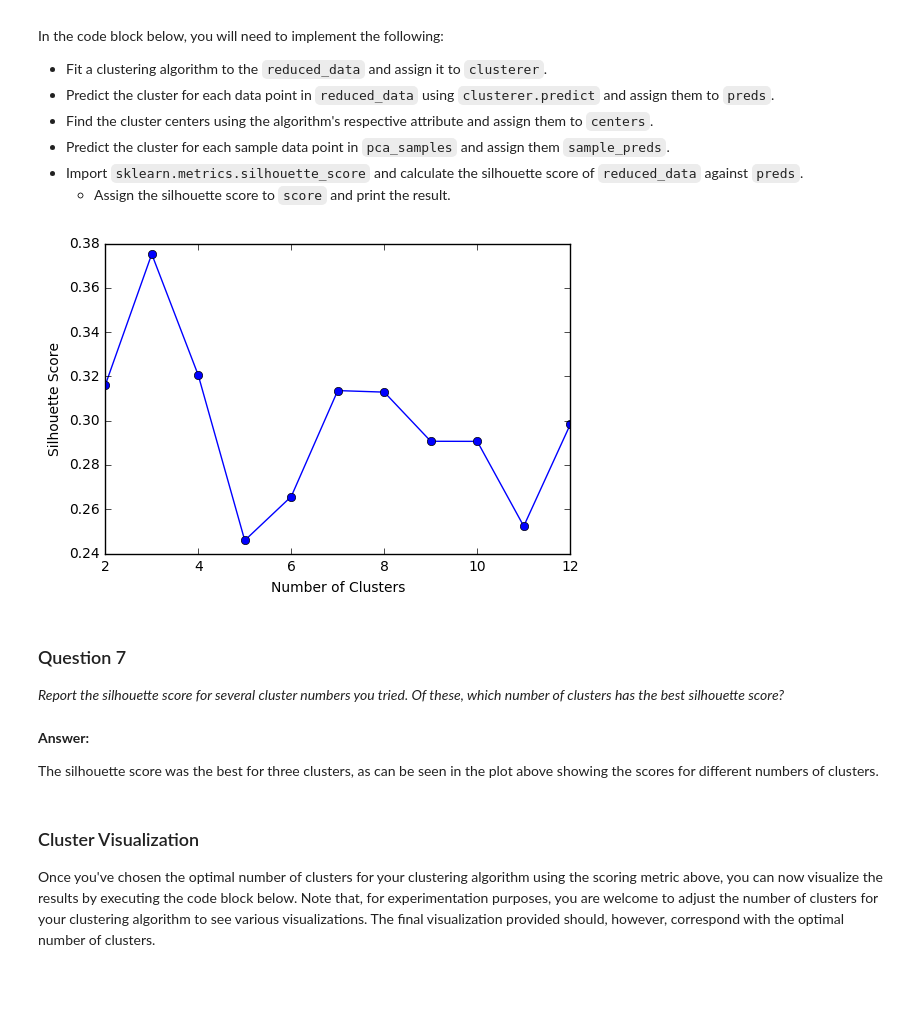
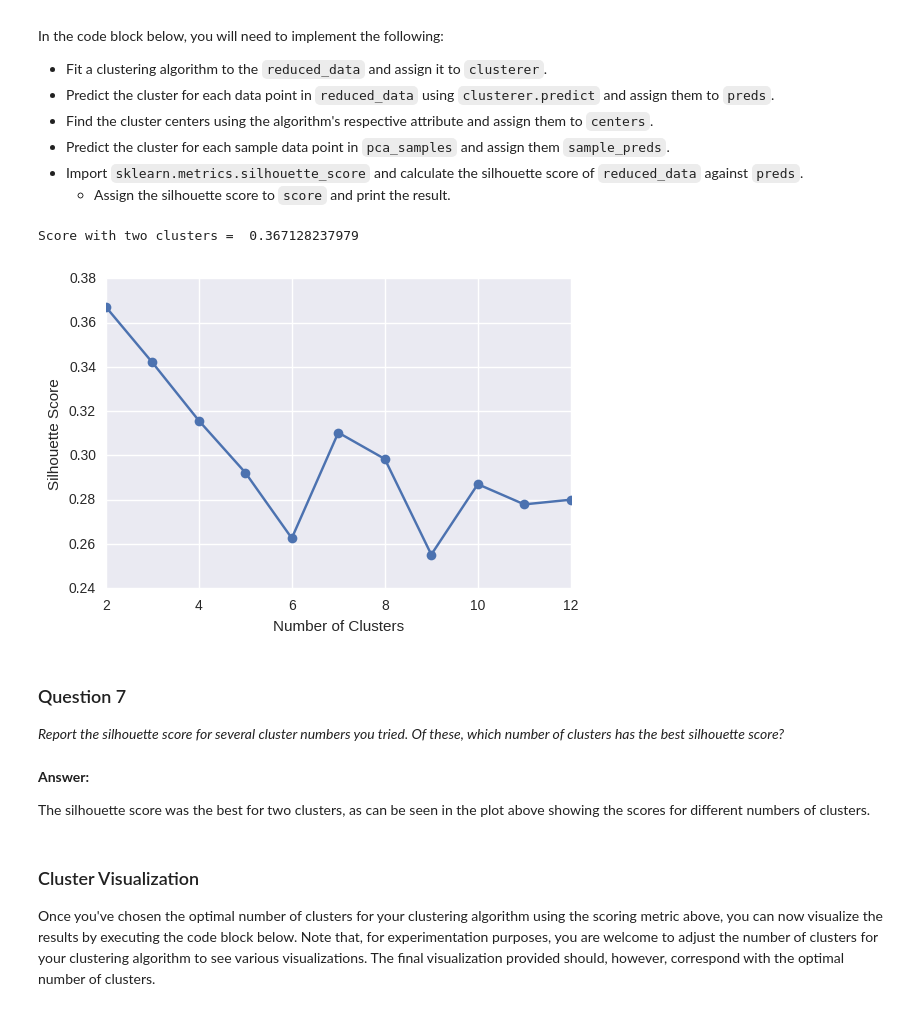
Before and after one commit to davibarreira/customer_segments, a Jupyter notebook: customer_segments.ipynb, the cells around one changed output. Drawn from its saved outputs; the diff is of its cells as text; code cells hidden in the pictures; blank space fills up the shorter version.

```diff
--- a/customer_segments.ipynb
+++ b/customer_segments.ipynb
@@ -72,7 +72,3 @@ Chosen samples of wholesale customers dataset:
 | 0 | 26373 | 36423 | 22019 | 5154 | 4337 | 16523 |
 | 1 | 660 | 8494 | 18622 | 133 | 6740 | 776 |
 | 2 | 2787 | 1698 | 2510 | 65 | 477 | 52 |
-# %%
-import seaborn as sns
-ax = sns.violinplot(data=np.log(data))
-ax.set(ylabel='log(Annual spending)')
@@ -84,3 +77,15 @@ ax.set(ylabel='log(Annual spending)')
 Consider the total purchase cost of each product category and the statistical description of the dataset above for your sample customers.
 *What kind of establishment (customer) could each of the three samples you've chosen represent?*
 **Hint:** Examples of establishments include places like markets, cafes, and retailers, among many others. Avoid using names for establishments, such as saying *"McDonalds"* when describing a sample customer as a restaurant.
+# %%
+datavis = np.log(data.copy())
+sample_types = ['Retail','Market','Cafe']
+colors  = ['b','r','g']
+for i,l in enumerate(datavis.columns[:-1]):
+    ax=plt.subplot(2,3,i+1)
+    plt.hist(datavis[l])
+    ax.set_title(l)
+    for j,s in enumerate(sample_types):
+        ax.axvline(np.log(samples.loc[j,l]), color=colors[j], linestyle='dashed', linewidth=2,label=s)
+ax.legend(bbox_to_anchor=(1.05, 1), loc=2, borderaxespad=0.)
+plt.tight_layout()
@@ -442,44 +451,46 @@ for i in range(2,13):
     preds = clusterer.predict(reduced_data)
 
     # TODO: Find the cluster centers
     centers = clusterer.means_
 
     # TODO: Predict the cluster for each transformed sample data point
     sample_preds = clusterer.predict(pca_samples)
 
     # TODO: Calculate the mean silhouette coefficient for the number of clusters chosen
-    score = silhouette_score(reduced_data,labels=preds)
+    score = silhouette_score(reduced_data,labels=preds,metric='mahalanobis')
     silhouette[i-2]=score
 plt.figure(figsize=(6,4))
 plt.plot(range(2,13),silhouette,'-o')
 plt.xlabel('Number of Clusters')
 plt.ylabel('Silhouette Score')
 
 #Best clustering
 
-clusterer = GMM(n_components=3)
+clusterer = GMM(n_components=2)
 clusterer.fit(reduced_data)
 
 # TODO: Predict the cluster for each data point
 preds = clusterer.predict(reduced_data)
 
 # TODO: Find the cluster centers
 centers = clusterer.means_
 
 # TODO: Predict the cluster for each transformed sample data point
 sample_preds = clusterer.predict(pca_samples)
 
 # TODO: Calculate the mean silhouette coefficient for the number of clusters chosen
-score = silhouette_score(reduced_data,labels=preds)
+score = silhouette_score(reduced_data,labels=preds,metric='mahalanobis')
+print 'Score with two clusters = ', score
 # %% [output]
+Score with two clusters =  0.367128237979
-[figure, old version]
+[figure, new version]
 # %% [markdown]
 ### Question 7
 *Report the silhouette score for several cluster numbers you tried. Of these, which number of clusters has the best silhouette score?*
 # %% [markdown]
 **Answer:**
 
-The silhouette score was the best for three clusters, as can be seen in the plot above showing the scores for different numbers of clusters.
+The silhouette score was the best for two clusters, as can be seen in the plot above showing the scores for different numbers of clusters.
 # %% [markdown]
 ### Cluster Visualization
 Once you've chosen the optimal number of clusters for your clustering algorithm using the scoring metric above, you can now visualize the results by executing the code block below. Note that, for experimentation purposes, you are welcome to adjust the number of clusters for your clustering algorithm to see various visualizations. The final visualization provided should, however, correspond with the optimal number of clusters.
```
Also changed, not shown: parts of 19 cells of this notebook, 1 other file.
